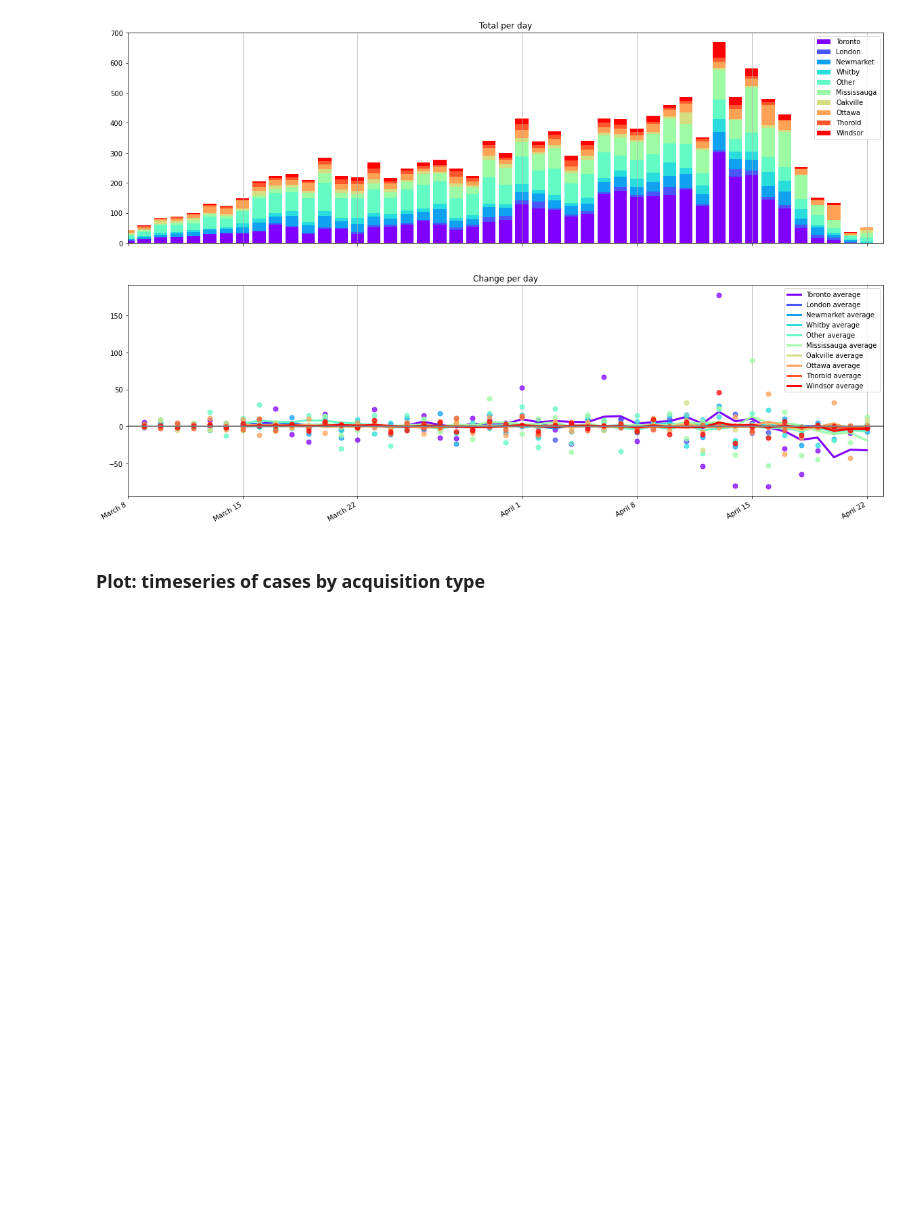
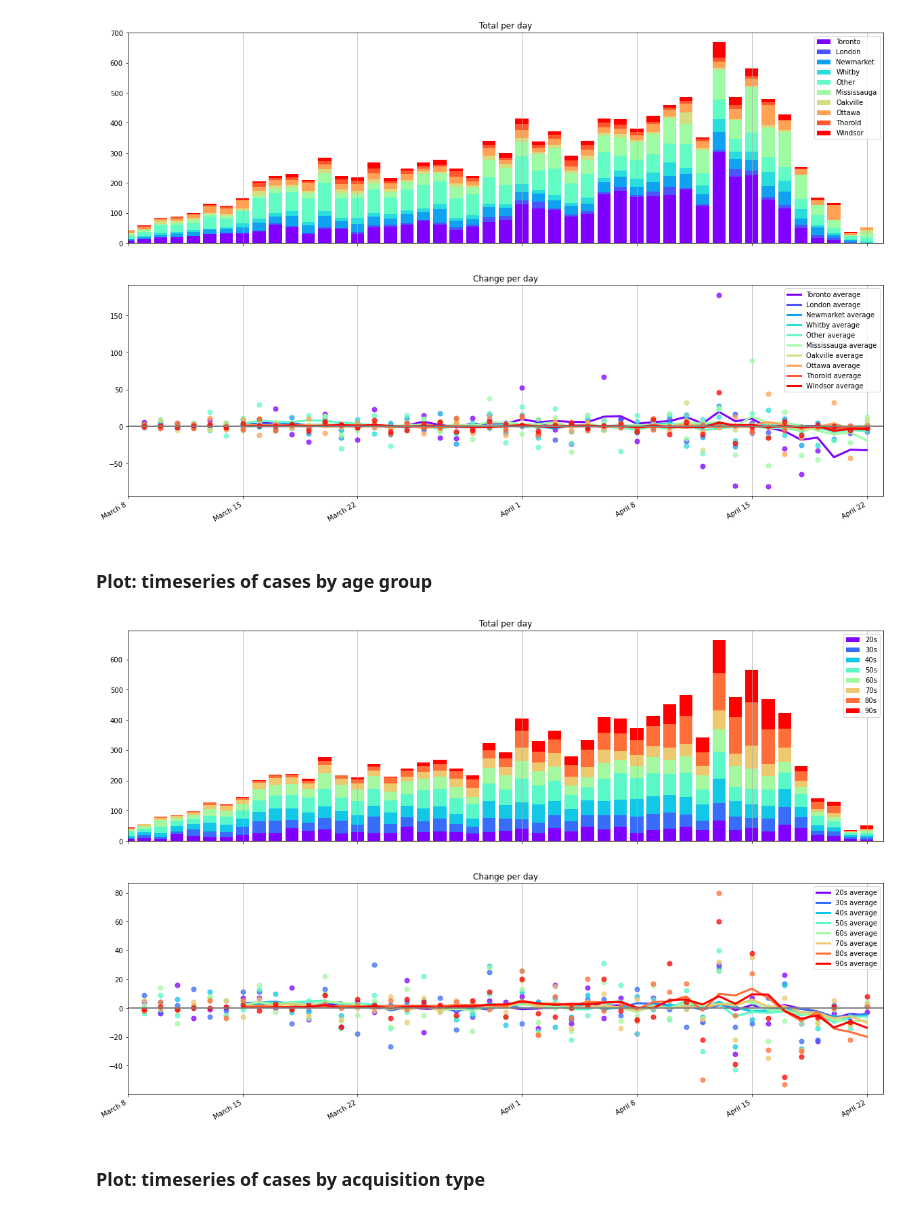
Before and after one commit to rlwelch/covid-ontario, a Jupyter notebook: covid_ontario/covid_ontario_investigation.ipynb, the cells around one changed output. Saved outputs shown, nothing was run; the diff lists cells and outputs as text; code cells hidden in the pictures; blank space fills up the shorter version.

Commit message:
Plot case timeseries by age group

```diff
--- a/covid_ontario/covid_ontario_investigation.ipynb
+++ b/covid_ontario/covid_ontario_investigation.ipynb
@@ -553,6 +553,16 @@ fig = plot_timeline(city_group_cases, start_date="2020-03-08")
 plt.show()
 # %% [output]
 [figure]
+# %% [markdown]
+### Plot: timeseries of cases by age group
+# %%
+age_ts = get_value_counts_timeseries(outcomes, "age")
+age_ts = age_ts[["20s", "30s", "40s", "50s", "60s", "70s", "80s", "90s"]]
+# %%
+fig = plot_timeline(age_ts, start_date="2020-03-08", colormap="rainbow")
+plt.show()
+# %% [output]
+[figure, added]
 # %% [markdown]
 ### Plot: timeseries of cases by acquisition type
 # %%
```
Also changed, not shown: parts of 3 cells of this notebook.
